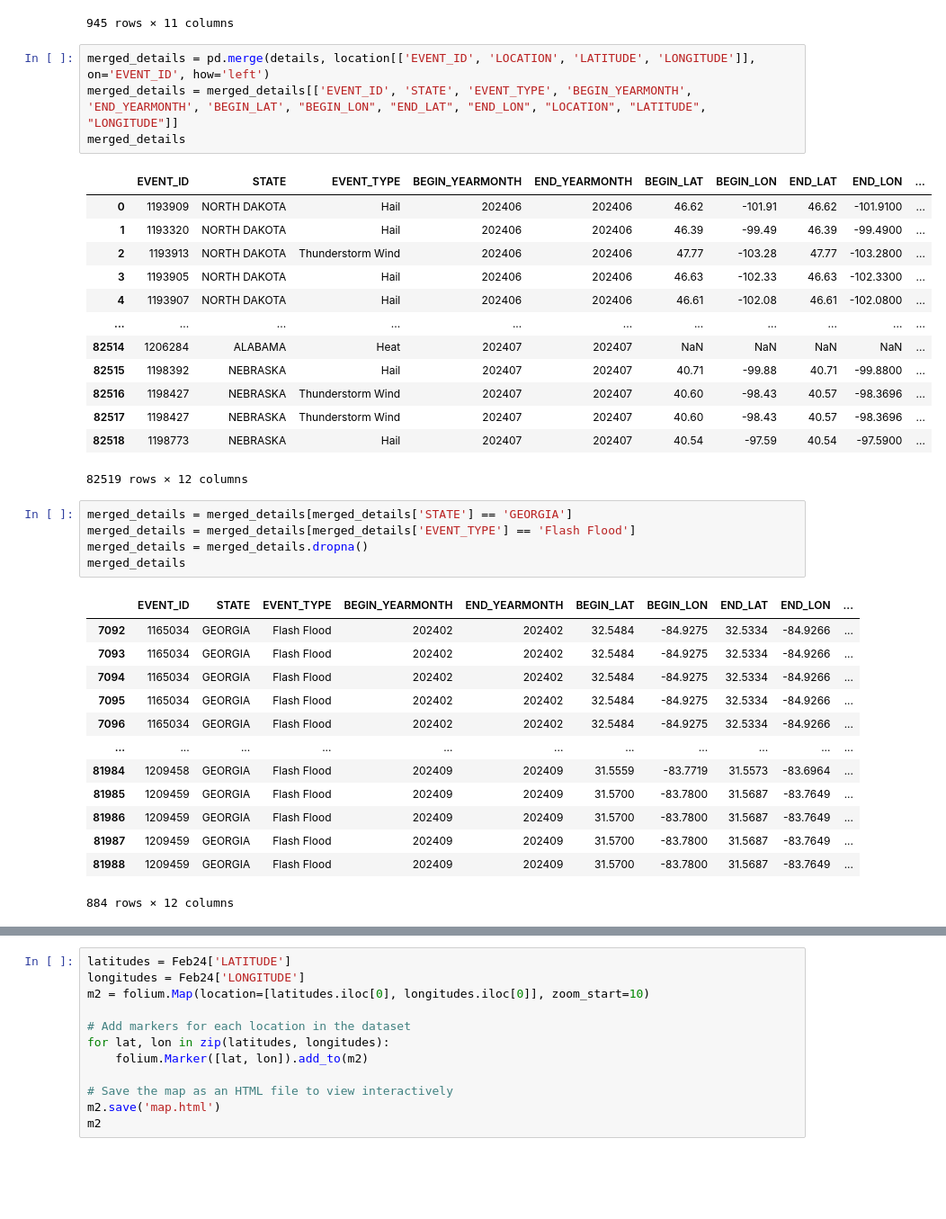
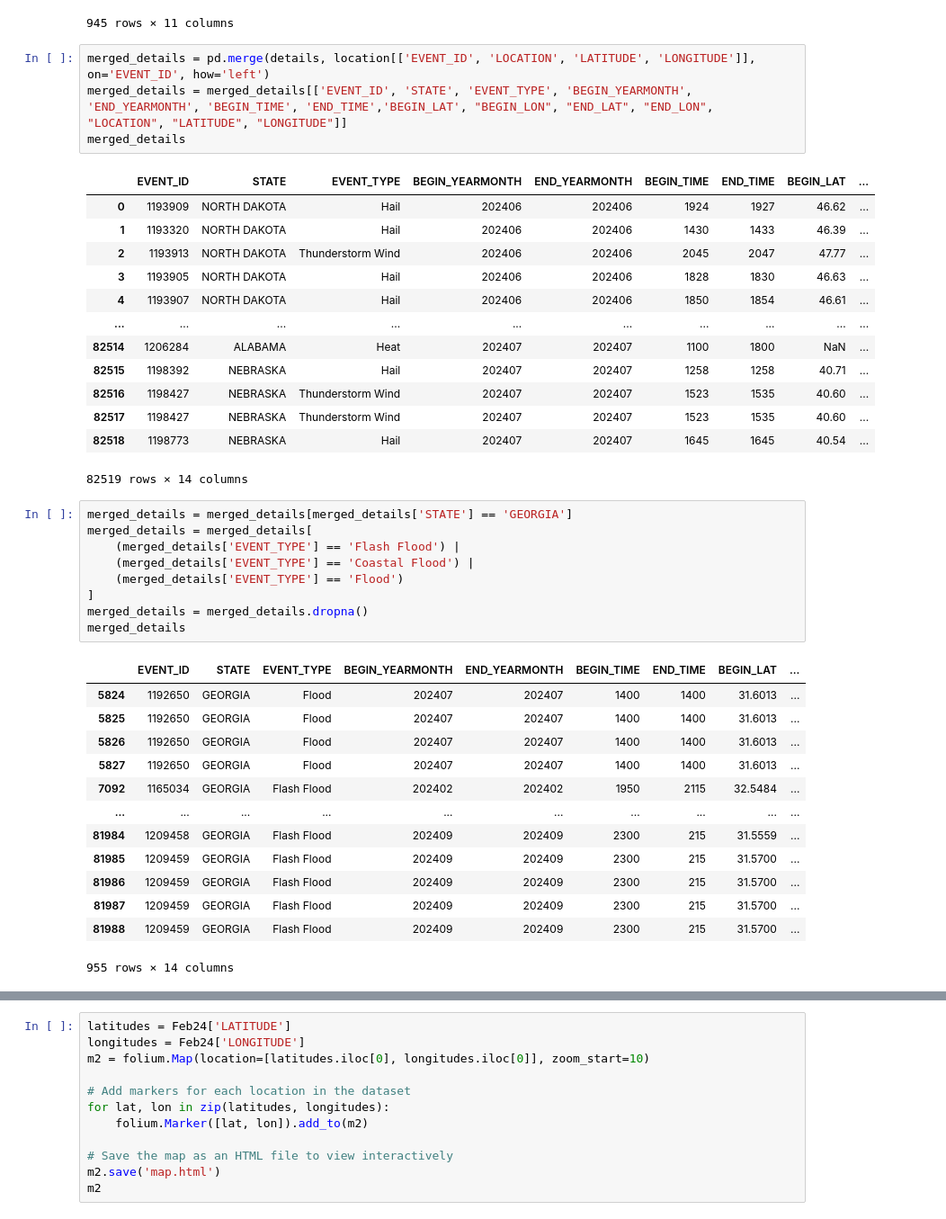
Before and after one commit to paranxia919/Deforestration-and-Flooding-in-GA, a Jupyter notebook: data clean.ipynb, the cells around one changed output, grey strips where cells are left out. Shown at 90% size. Cells and saved outputs as stored; diff of their text form; blank space fills up the shorter version.

```diff
--- a/data clean.ipynb
+++ b/data clean.ipynb
@@ -57,41 +57,45 @@ fatalities
 945 rows × 11 columns
 # %%
 merged_details = pd.merge(details, location[['EVENT_ID', 'LOCATION', 'LATITUDE', 'LONGITUDE']], on='EVENT_ID', how='left')
-merged_details = merged_details[['EVENT_ID', 'STATE', 'EVENT_TYPE', 'BEGIN_YEARMONTH', 'END_YEARMONTH', 'BEGIN_LAT', "BEGIN_LON", "END_LAT", "END_LON", "LOCATION", "LATITUDE", "LONGITUDE"]]
+merged_details = merged_details[['EVENT_ID', 'STATE', 'EVENT_TYPE', 'BEGIN_YEARMONTH', 'END_YEARMONTH', 'BEGIN_TIME', 'END_TIME','BEGIN_LAT', "BEGIN_LON", "END_LAT", "END_LON", "LOCATION", "LATITUDE", "LONGITUDE"]]
 merged_details
 # %% [output]
-|  | EVENT_ID | STATE | EVENT_TYPE | BEGIN_YEARMONTH | END_YEARMONTH | BEGIN_LAT | BEGIN_LON | END_LAT | END_LON | ... |
-| 0 | 1193909 | NORTH DAKOTA | Hail | 202406 | 202406 | 46.62 | -101.91 | 46.62 | -101.9100 | ... |
-| 1 | 1193320 | NORTH DAKOTA | Hail | 202406 | 202406 | 46.39 | -99.49 | 46.39 | -99.4900 | ... |
-| 2 | 1193913 | NORTH DAKOTA | Thunderstorm Wind | 202406 | 202406 | 47.77 | -103.28 | 47.77 | -103.2800 | ... |
-| 3 | 1193905 | NORTH DAKOTA | Hail | 202406 | 202406 | 46.63 | -102.33 | 46.63 | -102.3300 | ... |
-| 4 | 1193907 | NORTH DAKOTA | Hail | 202406 | 202406 | 46.61 | -102.08 | 46.61 | -102.0800 | ... |
-| ... | ... | ... | ... | ... | ... | ... | ... | ... | ... | ... |
-| 82514 | 1206284 | ALABAMA | Heat | 202407 | 202407 | NaN | NaN | NaN | NaN | ... |
-| 82515 | 1198392 | NEBRASKA | Hail | 202407 | 202407 | 40.71 | -99.88 | 40.71 | -99.8800 | ... |
-| 82516 | 1198427 | NEBRASKA | Thunderstorm Wind | 202407 | 202407 | 40.60 | -98.43 | 40.57 | -98.3696 | ... |
-| 82517 | 1198427 | NEBRASKA | Thunderstorm Wind | 202407 | 202407 | 40.60 | -98.43 | 40.57 | -98.3696 | ... |
-| 82518 | 1198773 | NEBRASKA | Hail | 202407 | 202407 | 40.54 | -97.59 | 40.54 | -97.5900 | ... |
+|  | EVENT_ID | STATE | EVENT_TYPE | BEGIN_YEARMONTH | END_YEARMONTH | BEGIN_TIME | END_TIME | BEGIN_LAT | ... |
+| 0 | 1193909 | NORTH DAKOTA | Hail | 202406 | 202406 | 1924 | 1927 | 46.62 | ... |
+| 1 | 1193320 | NORTH DAKOTA | Hail | 202406 | 202406 | 1430 | 1433 | 46.39 | ... |
+| 2 | 1193913 | NORTH DAKOTA | Thunderstorm Wind | 202406 | 202406 | 2045 | 2047 | 47.77 | ... |
+| 3 | 1193905 | NORTH DAKOTA | Hail | 202406 | 202406 | 1828 | 1830 | 46.63 | ... |
+| 4 | 1193907 | NORTH DAKOTA | Hail | 202406 | 202406 | 1850 | 1854 | 46.61 | ... |
+| ... | ... | ... | ... | ... | ... | ... | ... | ... | ... |
+| 82514 | 1206284 | ALABAMA | Heat | 202407 | 202407 | 1100 | 1800 | NaN | ... |
+| 82515 | 1198392 | NEBRASKA | Hail | 202407 | 202407 | 1258 | 1258 | 40.71 | ... |
+| 82516 | 1198427 | NEBRASKA | Thunderstorm Wind | 202407 | 202407 | 1523 | 1535 | 40.60 | ... |
+| 82517 | 1198427 | NEBRASKA | Thunderstorm Wind | 202407 | 202407 | 1523 | 1535 | 40.60 | ... |
+| 82518 | 1198773 | NEBRASKA | Hail | 202407 | 202407 | 1645 | 1645 | 40.54 | ... |
-82519 rows × 12 columns
+82519 rows × 14 columns
 # %%
 merged_details = merged_details[merged_details['STATE'] == 'GEORGIA']
-merged_details = merged_details[merged_details['EVENT_TYPE'] == 'Flash Flood']
+merged_details = merged_details[
+    (merged_details['EVENT_TYPE'] == 'Flash Flood') |
+    (merged_details['EVENT_TYPE'] == 'Coastal Flood') |
+    (merged_details['EVENT_TYPE'] == 'Flood')
+]
 merged_details = merged_details.dropna()
 merged_details
 # %% [output]
-|  | EVENT_ID | STATE | EVENT_TYPE | BEGIN_YEARMONTH | END_YEARMONTH | BEGIN_LAT | BEGIN_LON | END_LAT | END_LON | ... |
-| 7092 | 1165034 | GEORGIA | Flash Flood | 202402 | 202402 | 32.5484 | -84.9275 | 32.5334 | -84.9266 | ... |
-| 7093 | 1165034 | GEORGIA | Flash Flood | 202402 | 202402 | 32.5484 | -84.9275 | 32.5334 | -84.9266 | ... |
-| 7094 | 1165034 | GEORGIA | Flash Flood | 202402 | 202402 | 32.5484 | -84.9275 | 32.5334 | -84.9266 | ... |
-| 7095 | 1165034 | GEORGIA | Flash Flood | 202402 | 202402 | 32.5484 | -84.9275 | 32.5334 | -84.9266 | ... |
-| 7096 | 1165034 | GEORGIA | Flash Flood | 202402 | 202402 | 32.5484 | -84.9275 | 32.5334 | -84.9266 | ... |
-| ... | ... | ... | ... | ... | ... | ... | ... | ... | ... | ... |
-| 81984 | 1209458 | GEORGIA | Flash Flood | 202409 | 202409 | 31.5559 | -83.7719 | 31.5573 | -83.6964 | ... |
-| 81985 | 1209459 | GEORGIA | Flash Flood | 202409 | 202409 | 31.5700 | -83.7800 | 31.5687 | -83.7649 | ... |
-| 81986 | 1209459 | GEORGIA | Flash Flood | 202409 | 202409 | 31.5700 | -83.7800 | 31.5687 | -83.7649 | ... |
-| 81987 | 1209459 | GEORGIA | Flash Flood | 202409 | 202409 | 31.5700 | -83.7800 | 31.5687 | -83.7649 | ... |
-| 81988 | 1209459 | GEORGIA | Flash Flood | 202409 | 202409 | 31.5700 | -83.7800 | 31.5687 | -83.7649 | ... |
+|  | EVENT_ID | STATE | EVENT_TYPE | BEGIN_YEARMONTH | END_YEARMONTH | BEGIN_TIME | END_TIME | BEGIN_LAT | ... |
+| 5824 | 1192650 | GEORGIA | Flood | 202407 | 202407 | 1400 | 1400 | 31.6013 | ... |
+| 5825 | 1192650 | GEORGIA | Flood | 202407 | 202407 | 1400 | 1400 | 31.6013 | ... |
+| 5826 | 1192650 | GEORGIA | Flood | 202407 | 202407 | 1400 | 1400 | 31.6013 | ... |
+| 5827 | 1192650 | GEORGIA | Flood | 202407 | 202407 | 1400 | 1400 | 31.6013 | ... |
+| 7092 | 1165034 | GEORGIA | Flash Flood | 202402 | 202402 | 1950 | 2115 | 32.5484 | ... |
+| ... | ... | ... | ... | ... | ... | ... | ... | ... | ... |
+| 81984 | 1209458 | GEORGIA | Flash Flood | 202409 | 202409 | 2300 | 215 | 31.5559 | ... |
+| 81985 | 1209459 | GEORGIA | Flash Flood | 202409 | 202409 | 2300 | 215 | 31.5700 | ... |
+| 81986 | 1209459 | GEORGIA | Flash Flood | 202409 | 202409 | 2300 | 215 | 31.5700 | ... |
+| 81987 | 1209459 | GEORGIA | Flash Flood | 202409 | 202409 | 2300 | 215 | 31.5700 | ... |
+| 81988 | 1209459 | GEORGIA | Flash Flood | 202409 | 202409 | 2300 | 215 | 31.5700 | ... |
-884 rows × 12 columns
+955 rows × 14 columns
 # %%
 jan24 = merged_details[merged_details['BEGIN_YEARMONTH'] == 202401]
 jan24
```
Also changed, not shown: parts of 10 cells of this notebook, 1 other file.
